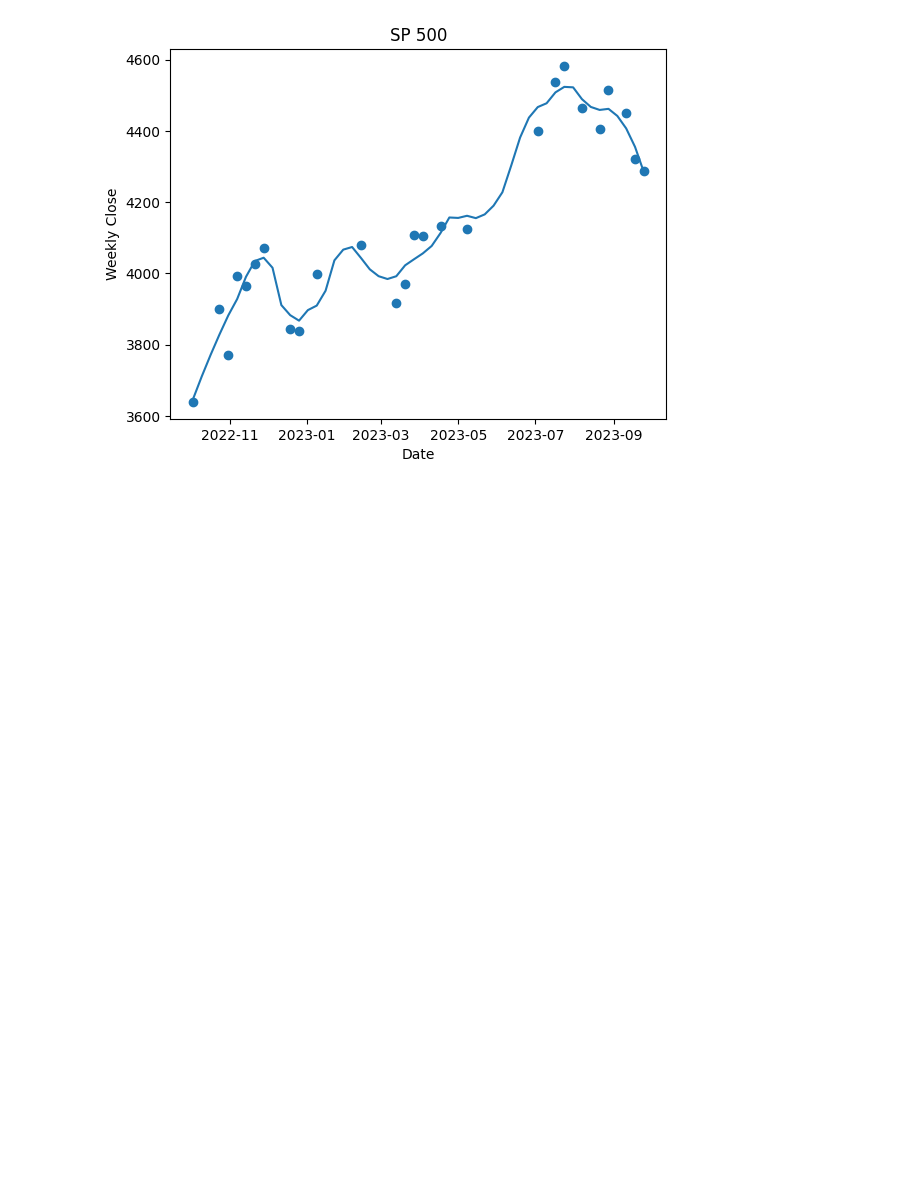
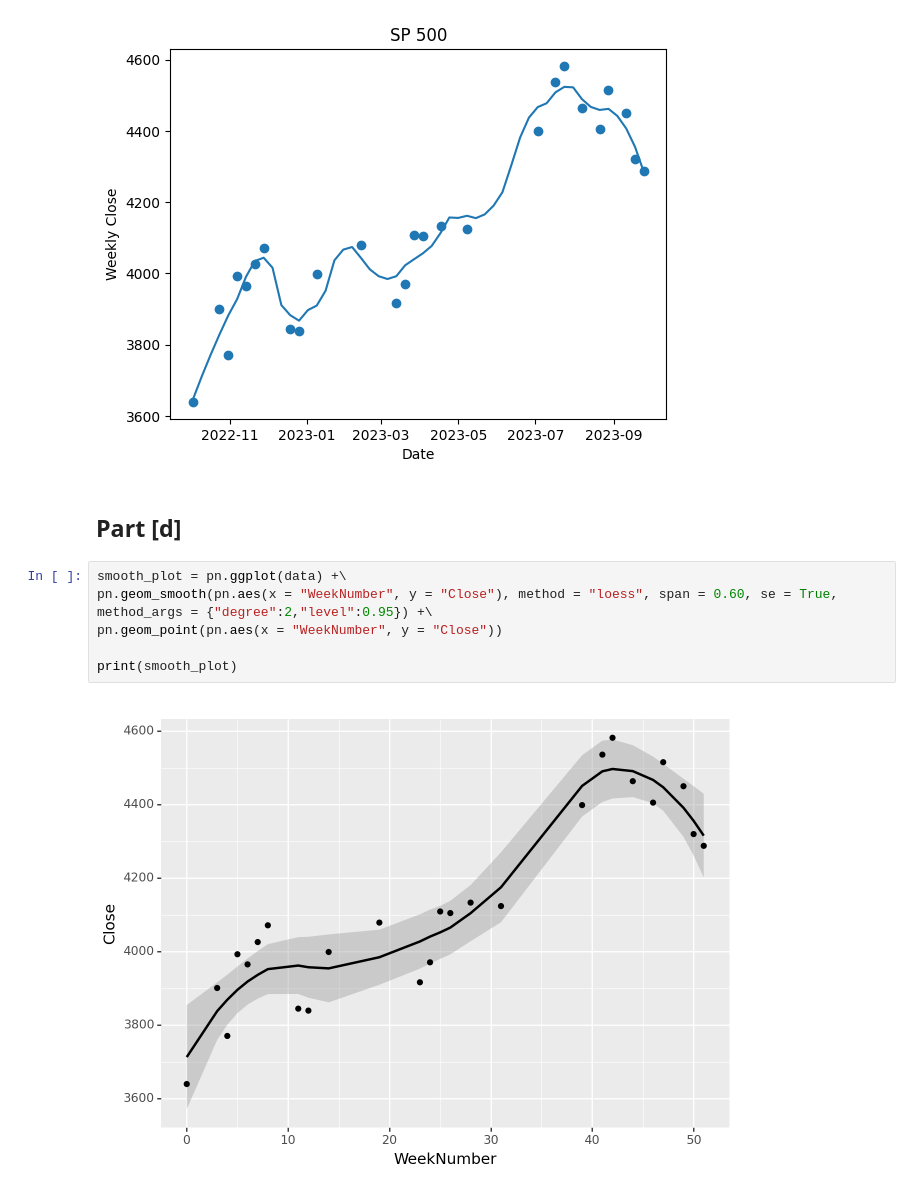
Before and after one commit to dg3358/Columbia-ACTU-5841, a Jupyter notebook: Midterm/Midterm.ipynb, the cells around one changed output. Drawn from its saved outputs; the diff is of its cells as text; blank space fills up the shorter version.

```diff
--- a/Midterm/Midterm.ipynb
+++ b/Midterm/Midterm.ipynb
@@ -108,3 +98,13 @@ plt.title('SP 500')
 plt.show()
 # %% [output]
 [figure]
+# %% [markdown]
+## Part [d]
+# %%
+smooth_plot = pn.ggplot(data) +\
+pn.geom_smooth(pn.aes(x = "WeekNumber", y = "Close"), method = "loess", span = 0.60, se = True, method_args = {"degree":2,"level":0.95}) +\
+pn.geom_point(pn.aes(x = "WeekNumber", y = "Close"))
+
+print(smooth_plot)
+# %% [output]
+[figure, added]
```
Also changed, not shown: parts of 3 cells of this notebook, 4 other files.
